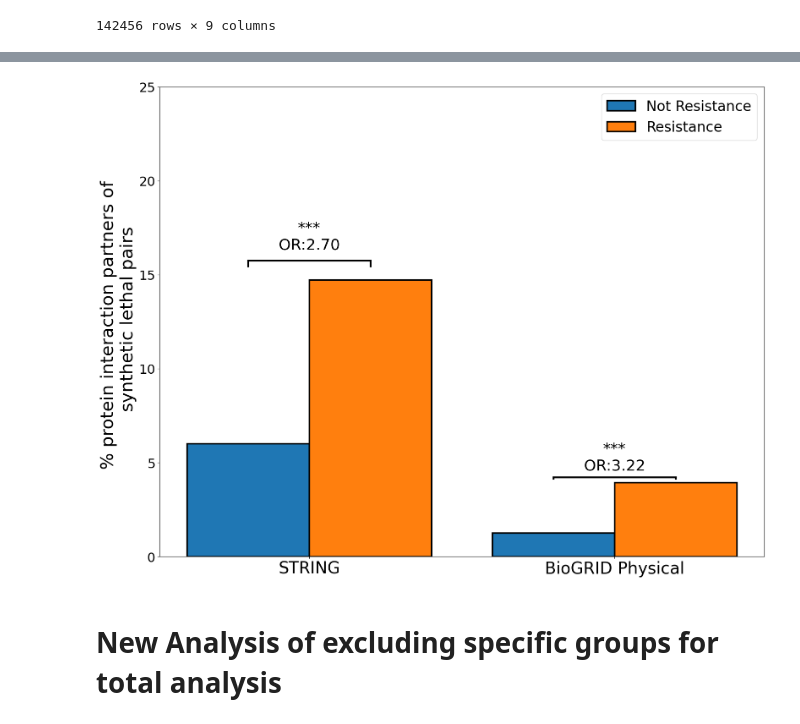
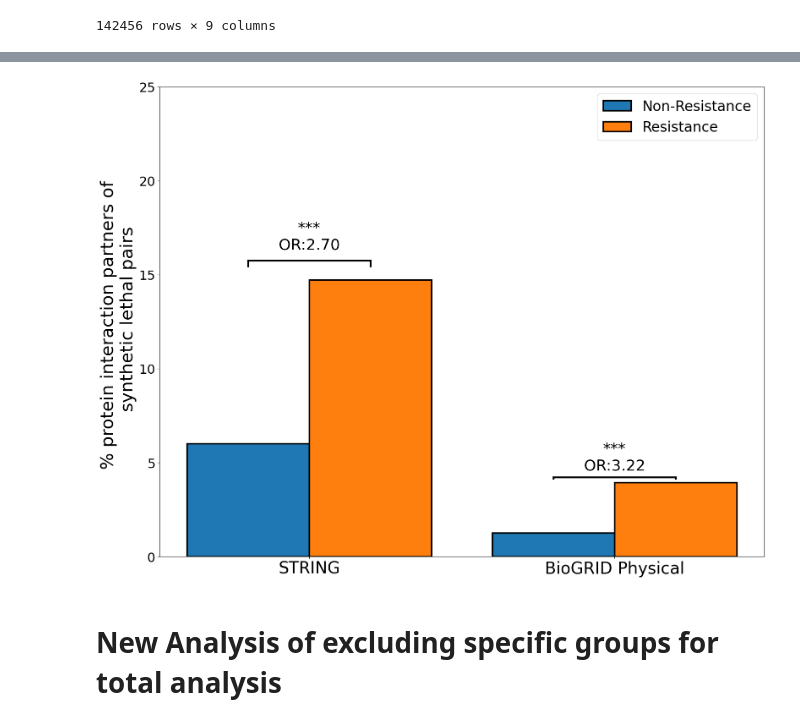
Before and after one commit to cancergenetics/SL_resistance, a Jupyter notebook: 4_interaction_overlap_graphs.ipynb, the cells around one changed output, grey strips where cells are left out. Cells and saved outputs as stored; diff of their text form; code cells hidden in the pictures.

```diff
--- a/4_interaction_overlap_graphs.ipynb
+++ b/4_interaction_overlap_graphs.ipynb
@@ -345,7 +345,7 @@ bars1 = plt.bar(
     [p - width/2 for p in positions],
     total_results['Not_Resistant_ratio'],
     width=width,
-    label='Not Resistance',
+    label='Non-Resistance',
     edgecolor='black',
     linewidth=2.5
 )
@@ -383,34 +383,34 @@ def annotate_p_value(ax, bars1, bars2, p_values, odds_ratios):
     for idx, (bar1, bar2, p, or_val) in enumerate(zip(bars1, bars2, p_values, odds_ratios)):
         height = max(bar1.get_height(), bar2.get_height())
         line_height = height + 0.05 * height
         bracket_height = 0.02 * height
 
         # Use stars instead of raw p-value
         text = f'{significance_stars(p)}\nOR:{or_val:.2f}'
 
         # Draw bracket
         ax.plot([bar1.get_x() + bar1.get_width()/2, bar1.get_x() + bar1.get_width()/2],
                 [line_height, line_height + bracket_height], lw=3, color='black')
         ax.plot([bar2.get_x() + bar2.get_width()/2, bar2.get_x() + bar2.get_width()/2],
                 [line_height, line_height + bracket_height], lw=3, color='black')
         ax.plot([bar1.get_x() + bar1.get_width()/2, bar2.get_x() + bar2.get_width()/2],
                 [line_height + bracket_height, line_height + bracket_height], lw=3, color='black')
 
         # Add annotation text
         ax.annotate(text,
                     xy=((bar1.get_x() + bar2.get_x() + bar1.get_width())/2, line_height + 2*bracket_height),
                     xytext=(0, 5),
                     textcoords="offset points",
                     ha='center', va='bottom', fontsize=26)
 
 annotate_p_value(plt.gca(), bars1, bars2, p_values, odds_ratios)
 
 plt.legend(fontsize=24)
 plt.tight_layout()
 plt.savefig('results/3_interaction_overlap_graphs/figure2b_total_sum_table_asterisk_duplicate_allow.jpg', dpi=600)
 plt.show()
 # %% [output]
-[figure, old version]
+[figure, new version]
 # %% [markdown]
 # New Analysis of excluding specific groups for total analysis
 # %% [markdown]
```
Also changed, not shown: parts of 7 cells of this notebook.
